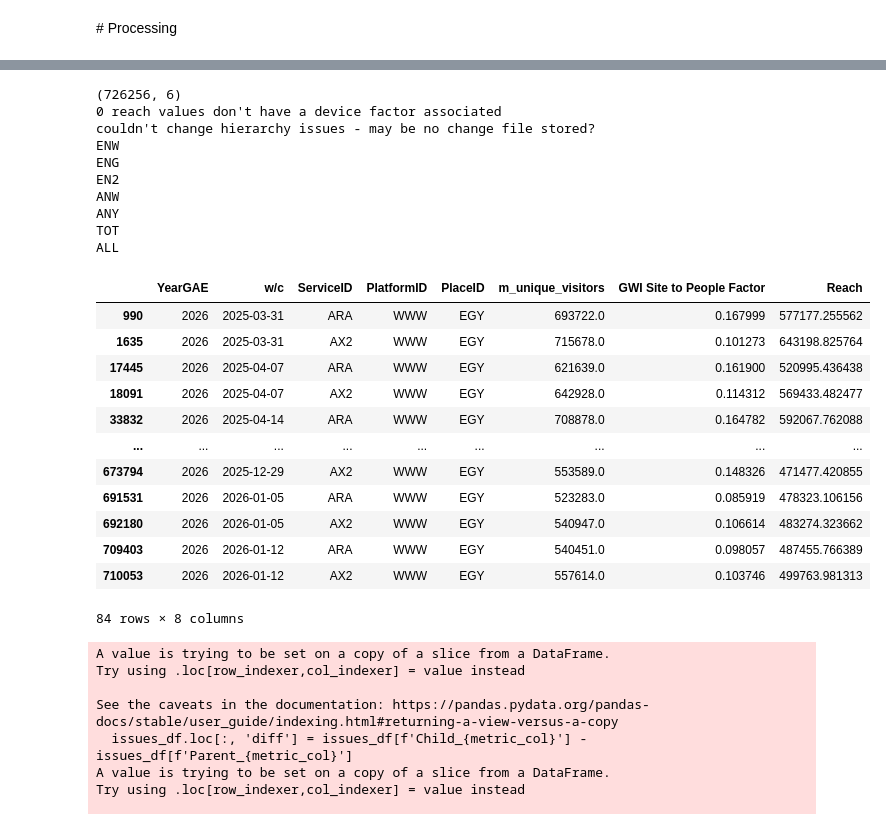
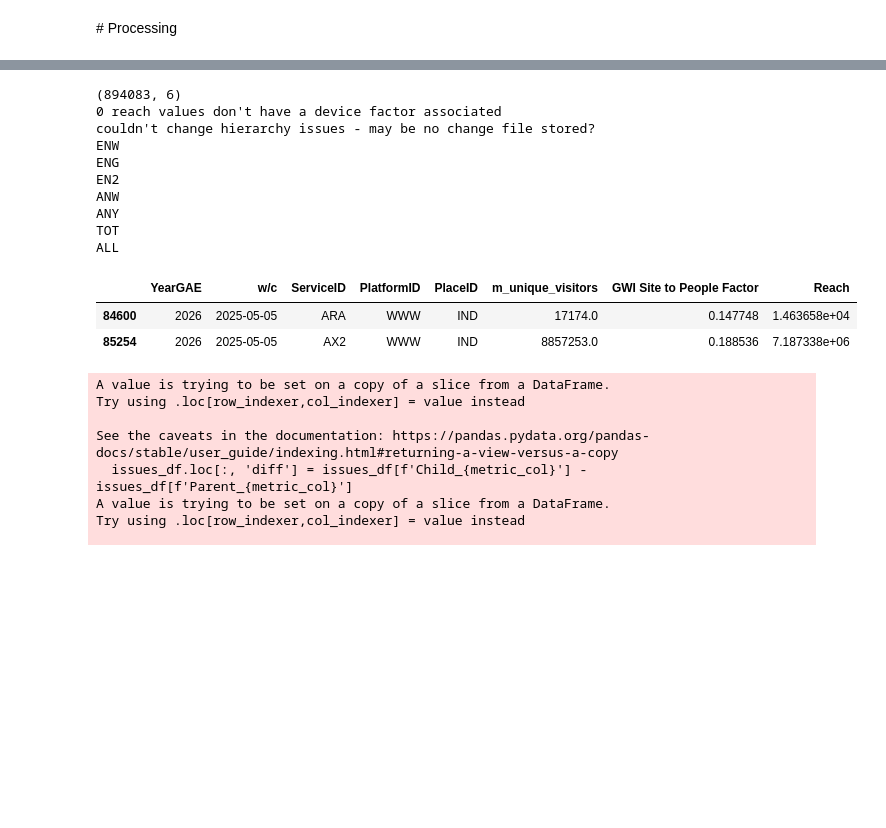
Before and after one commit to brunsd42/digiGAM, a Jupyter notebook: notebooks/3_site_reach.ipynb, the cells around one changed output, grey strips where cells are left out. Saved outputs shown, nothing was run; the diff lists cells and outputs as text; code cells hidden in the pictures; blank space fills up the shorter version.

```diff
--- a/notebooks/3_site_reach.ipynb
+++ b/notebooks/3_site_reach.ipynb
@@ -35,6 +28,6 @@ import test_functions
 # %%
 # week
-week_tester = pd.read_excel(f"../../{gam_info['lookup_file']}", sheet_name='GAM Period')
+week_tester = pd.read_excel(f"../helper/{gam_info['lookup_file']}", sheet_name='GAM Period')
 week_tester['w/c'] = pd.to_datetime(week_tester['w/c'])
 today = pd.Timestamp.today()
 last_monday = today - timedelta(days=today.weekday() + 7)
@@ -42,13 +35,13 @@ valid_weeks = week_tester[week_tester['w/c'] <= last_monday]
 number_of_weeks = valid_weeks['WeekNumber_finYear'].max()
 
 # country
-country_codes = pd.read_excel(f"../../{gam_info['lookup_file']}", sheet_name='CountryID')
+country_codes = pd.read_excel(f"../helper/{gam_info['lookup_file']}", sheet_name='CountryID')
 
 # platform codes
-platform_codes = pd.read_excel(f"../../{gam_info['lookup_file']}", sheet_name='PlatformID')#[cols]
+platform_codes = pd.read_excel(f"../helper/{gam_info['lookup_file']}", sheet_name='PlatformID')#[cols]
 
 # service codes
-service_codes = pd.read_excel(f"../../{gam_info['lookup_file']}", sheet_name='ServiceID')#[cols]
+service_codes = pd.read_excel(f"../helper/{gam_info['lookup_file']}", sheet_name='ServiceID')#[cols]
 # %% [markdown]
 # Processing
 # %%
@@ -372,9 +392,7 @@ people_df = df_grouped.merge(device_factor_ready[['w/c', 'ServiceID', 'PlatformI
 # no device factor
 to_analyse = people_df[people_df['_merge'] == 'left_only']
 print(f"{len(to_analyse)} reach values don't have a device factor associated ")
-to_analyse.to_excel(f"../test/specific/{gam_info['file_timeinfo']}_reach_withOut_deviceFactor.xlsx")
 people_df = people_df.drop(columns='_merge').fillna(value={'GWI Site to People Factor': 0})
-#
 
 people_df['Reach'] = people_df['m_unique_visitors'] * (1 - people_df['GWI Site to People Factor'])
 try:
@@ -410,7 +428,7 @@ for service_id, service_children in service_creator.items():
 
     people_df = pd.concat([people_df, temp])
 # %% [output]
-(726256, 6)
+(894083, 6)
 0 reach values don't have a device factor associated
 couldn't change hierarchy issues - may be no change file stored?
 ENW
@@ -423,23 +441,14 @@ ALL
 # %%
 people_df[(people_df['ServiceID'].isin(['AX2', 'ARA'])) &
           (people_df['PlatformID']=='WWW') &
-          (people_df['PlaceID']=='EGY') #&
+          (people_df['PlaceID']=='IND') &
+          (people_df['w/c']=='2025-05-05') #&
 #          (people_df['w']==42)
 ]
 # %% [output]
 |  | YearGAE | w/c | ServiceID | PlatformID | PlaceID | m_unique_visitors | GWI Site to People Factor | Reach |
-| 990 | 2026 | 2025-03-31 | ARA | WWW | EGY | 693722.0 | 0.167999 | 577177.255562 |
-| 1635 | 2026 | 2025-03-31 | AX2 | WWW | EGY | 715678.0 | 0.101273 | 643198.825764 |
-| 17445 | 2026 | 2025-04-07 | ARA | WWW | EGY | 621639.0 | 0.161900 | 520995.436438 |
-| 18091 | 2026 | 2025-04-07 | AX2 | WWW | EGY | 642928.0 | 0.114312 | 569433.482477 |
-| 33832 | 2026 | 2025-04-14 | ARA | WWW | EGY | 708878.0 | 0.164782 | 592067.762088 |
-| ... | ... | ... | ... | ... | ... | ... | ... | ... |
-| 673794 | 2026 | 2025-12-29 | AX2 | WWW | EGY | 553589.0 | 0.148326 | 471477.420855 |
-| 691531 | 2026 | 2026-01-05 | ARA | WWW | EGY | 523283.0 | 0.085919 | 478323.106156 |
-| 692180 | 2026 | 2026-01-05 | AX2 | WWW | EGY | 540947.0 | 0.106614 | 483274.323662 |
-| 709403 | 2026 | 2026-01-12 | ARA | WWW | EGY | 540451.0 | 0.098057 | 487455.766389 |
-| 710053 | 2026 | 2026-01-12 | AX2 | WWW | EGY | 557614.0 | 0.103746 | 499763.981313 |
+| 84600 | 2026 | 2025-05-05 | ARA | WWW | IND | 17174.0 | 0.147748 | 1.463658e+04 |
+| 85254 | 2026 | 2025-05-05 | AX2 | WWW | IND | 8857253.0 | 0.188536 | 7.187338e+06 |
-84 rows × 8 columns
 # %%
 test_step = 'checking hierarchy for reach'
 # SERVICE hierarchy issues
```
Also changed, not shown: parts of 21 cells of this notebook, 18 other files.
